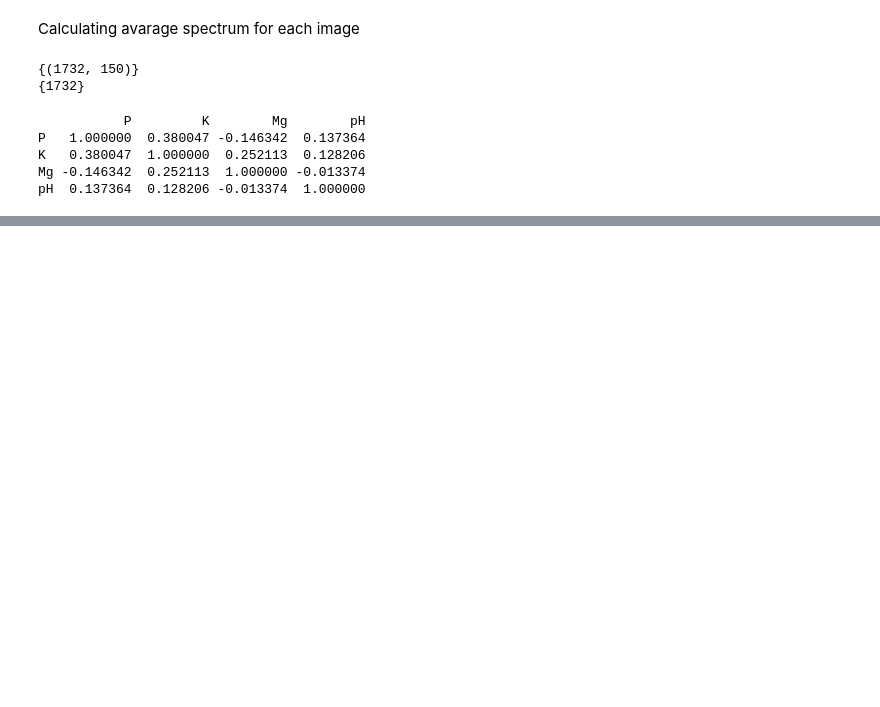
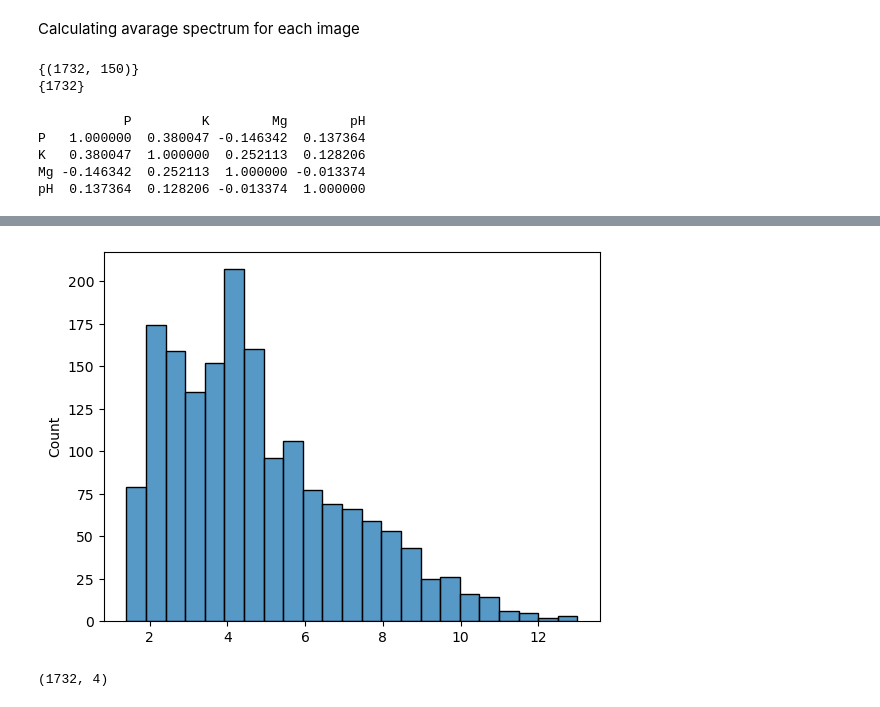
Before and after one commit to igorkotlarz1/io-hyperview-challenge, a Jupyter notebook: gauss+RFE.ipynb, the cells around one changed output, grey strips where cells are left out. Cells and saved outputs as stored; diff of their text form; code cells hidden in the pictures; blank space fills up the shorter version.

```diff
--- a/gauss+RFE.ipynb
+++ b/gauss+RFE.ipynb
@@ -191,7 +181,7 @@ valid_indices = []
 for idx, row in gt_df.iterrows():
     img_id = int(row.get('sample_index', idx))
 
-    path = f'C:/Users/pioot/train_data/train_data/{img_id}.npz'
+    path = f'../train_data/train_data/{img_id}.npz'
 
     try:
         with np.load(path) as npz:
@@ -277,7 +265,7 @@ def preprocess_dataset_with_gauss_sg(gt_df, data_dir, target_cols=['P', 'K', 'Mg
         X_features = []
         y_labels = []
         valid_indices = []
-        sigma_params = (0, 2, 2)
+        sigma_params = (0, 2, 2) #denoising on all axes except the spectral channels
         sg_window = 11
         sg_poly = 2
         sg_deriv = 1
@@ -319,5 +307,5 @@ def preprocess_dataset_with_gauss_sg(gt_df, data_dir, target_cols=['P', 'K', 'Mg
         print(X.shape)
         return X, y, valid_indices
 
-data_folder = 'C:/Users/pioot/train_data/train_data'
+data_folder = '../train_data/train_data'
 X_processed, y_all, indices = preprocess_dataset_with_gauss_sg(gt_df, data_folder)
@@ -352,7 +320,6 @@ def rfe_selection(X, y, n_features_to_select=50, step=5):
         estimator=estimator,
         n_features_to_select=n_features_to_select,
         step=step,
-        verbose=1
     )
 
     selector.fit(X, y)
@@ -365,7 +332,7 @@ def rfe_selection(X, y, n_features_to_select=50, step=5):
 
     return X_selected, selected_indices, selector
 # %%
-N_FEATURES = 50
+N_FEATURES = 25
 STEP_SIZE = 5
 
 X_rfe, rfe_indices, rfe_model = rfe_selection(
@@ -397,0 +419,9 @@ Indices of selected bands:
+# %%
+sns.histplot(X_rfe.std(axis=1))
+plt.show()
+# %% [output]
+[figure, added]
+# %%
+y_all.shape
+# %% [output]
+(1732, 4)
```
Also changed, not shown: parts of 13 cells of this notebook.
